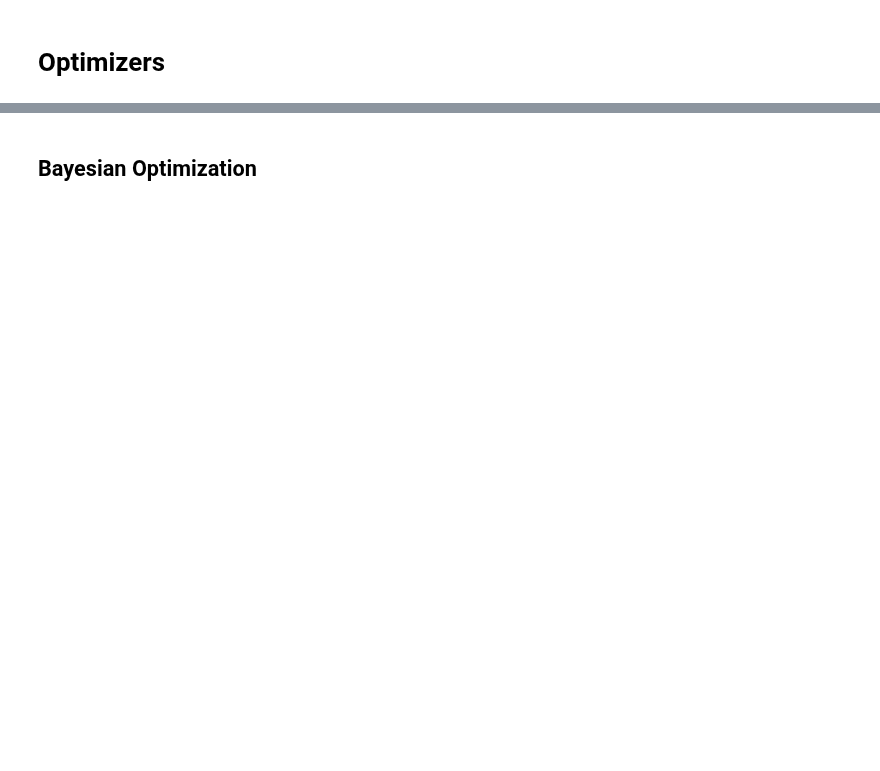
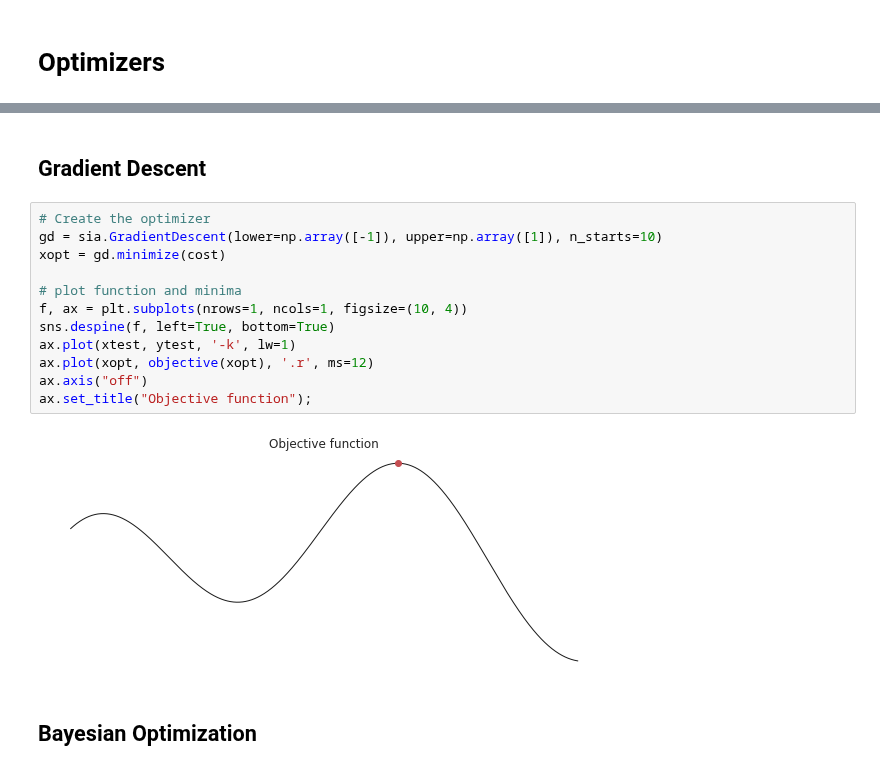
Before and after one commit to parkerowan/libsia, a Jupyter notebook: docs/optimizers/optimizers.ipynb, the cells around one changed output, grey strips where cells are left out. Cells and saved outputs as stored; diff of their text form; blank space fills up the shorter version.

```diff
--- a/docs/optimizers/optimizers.ipynb
+++ b/docs/optimizers/optimizers.ipynb
@@ -16,3 +28,19 @@ generator.seed(10)
+# %% [markdown]
+## Gradient Descent
+# %%
+# Create the optimizer
+gd = sia.GradientDescent(lower=np.array([-1]), upper=np.array([1]), n_starts=10)
+xopt = gd.minimize(cost)
+
+# plot function and minima
+f, ax = plt.subplots(nrows=1, ncols=1, figsize=(10, 4))
+sns.despine(f, left=True, bottom=True)
+ax.plot(xtest, ytest, '-k', lw=1)
+ax.plot(xopt, objective(xopt), '.r', ms=12)
+ax.axis("off")
+ax.set_title("Objective function");
+# %% [output]
+[figure, added]
 # %% [markdown]
 ## Bayesian Optimization
 # %%
```
Also changed, not shown: parts of 3 cells of this notebook, 4 other files.
